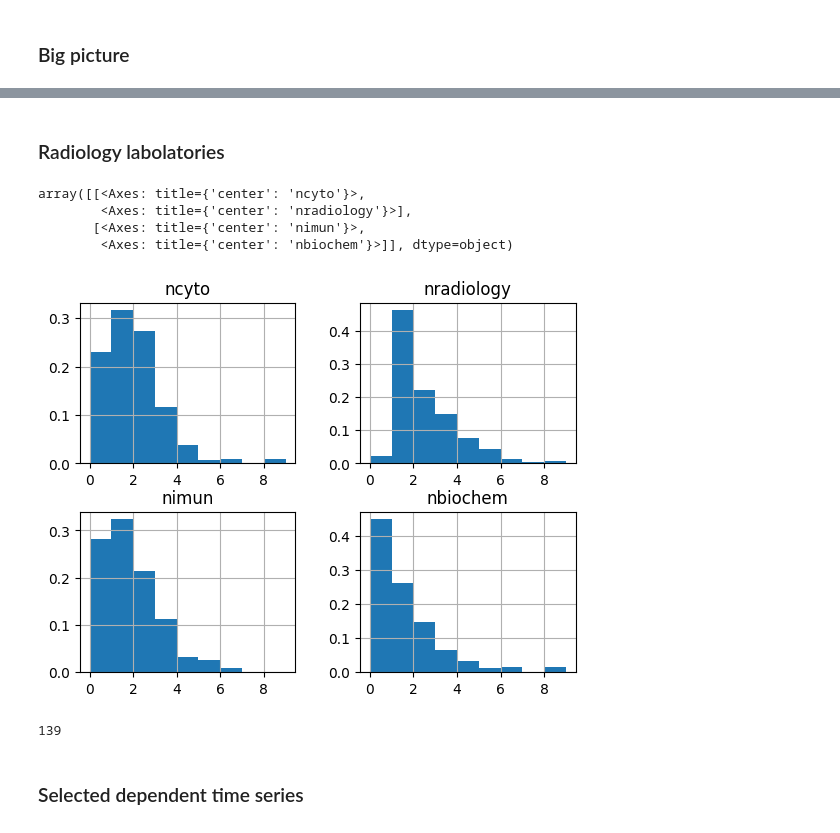
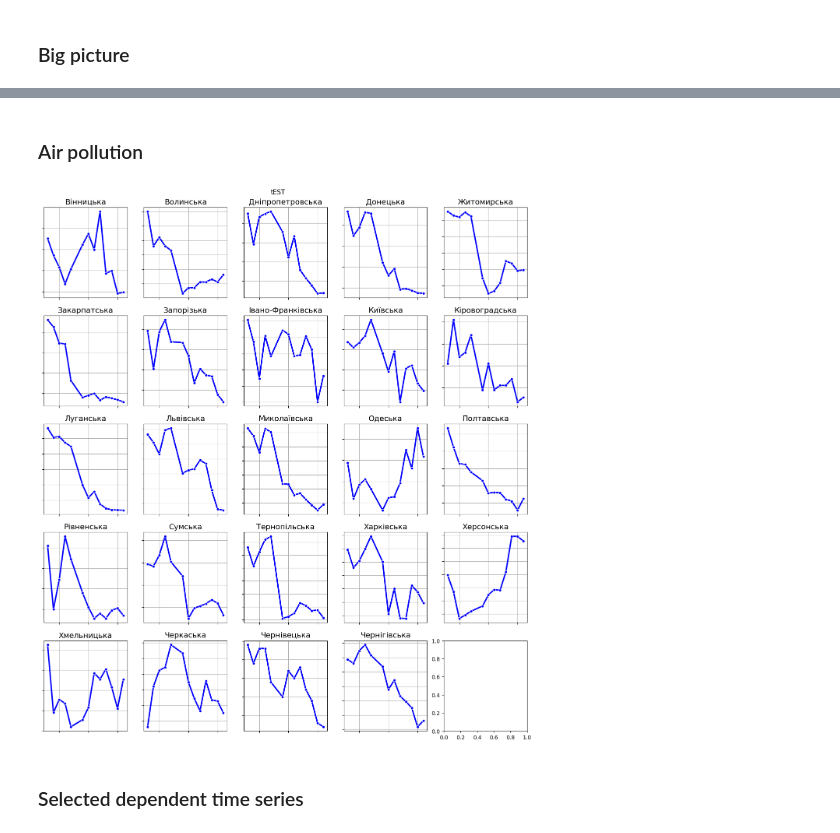
Before and after one commit to Zhukowych/cancer_incidence, a Jupyter notebook: eda.ipynb, the cells around one changed output, grey strips where cells are left out. Saved outputs shown, nothing was run; the diff lists cells and outputs as text; code cells hidden in the pictures.

```diff
--- a/eda.ipynb
+++ b/eda.ipynb
@@ -274,17 +274,9 @@ plot_summary_ts_for_columns(st_f_df, columns_to_show)
-# %% [markdown]
-### Radiology labolatories
-# %%
-st_df[['region', 'ncyto', 'nradiology', 'nimun', 'nbiochem']].hist(density=True, bins=range(0, 10))
-# %% [output]
-array([[<Axes: title={'center': 'ncyto'}>,
-        <Axes: title={'center': 'nradiology'}>],
-       [<Axes: title={'center': 'nimun'}>,
-        <Axes: title={'center': 'nbiochem'}>]], dtype=object)
-[figure, removed]
-# %%
-st_df[st_df.nbiochem == 0]
-# %% [output]
-139
+# %% [markdown]
+### Air pollution
+# %%
+plot_ts_for_each_region(st_f_df, 'air_pollution', "tEST")
+# %% [output]
+[figure, added]
 # %% [markdown]
 ### Selected dependent time series
 # %% [markdown]
```
Also changed, not shown: parts of 3 cells of this notebook, 1 other file.
